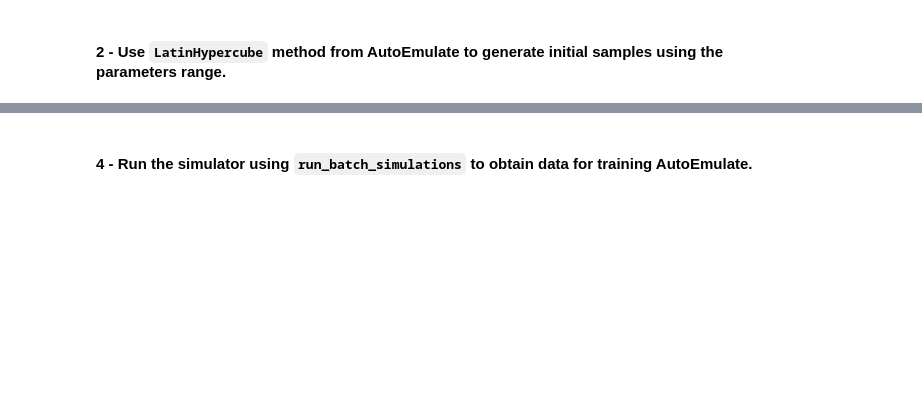
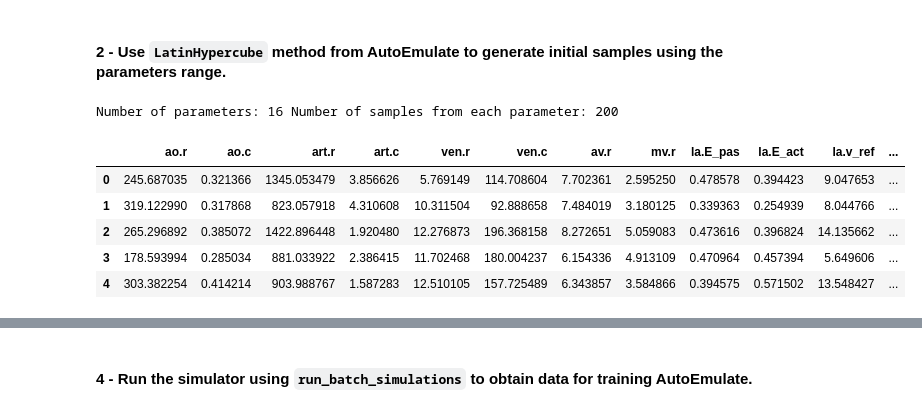
Before and after one commit to alan-turing-institute/autoemulate, a Jupyter notebook: docs/tutorials/07_AE_workflow.ipynb, the cells around one changed output, grey strips where cells are left out. Drawn from its saved outputs; the diff is of its cells as text; code cells hidden in the pictures; blank space fills up the shorter version.

```diff
--- a/docs/tutorials/07_AE_workflow.ipynb
+++ b/docs/tutorials/07_AE_workflow.ipynb
@@ -37,16 +54,24 @@ parameters_range
 # %%
 import pandas as pd
 import numpy as np
 from autoemulate.experimental_design import LatinHypercube
 
 # Generate Latin Hypercube samples
-N_samples = 100
+N_samples = 200
 lhd = LatinHypercube(list(parameters_range.values()))
 sample_array = lhd.sample(N_samples)
 sample_df = pd.DataFrame(sample_array, columns=parameters_range.keys())
 
 print("Number of parameters:", sample_df.shape[1], "Number of samples from each parameter:", sample_df.shape[0])
 sample_df.head()
+# %% [output]
+Number of parameters: 16 Number of samples from each parameter: 200
+|  | ao.r | ao.c | art.r | art.c | ven.r | ven.c | av.r | mv.r | la.E_pas | la.E_act | la.v_ref | ... |
+| 0 | 245.687035 | 0.321366 | 1345.053479 | 3.856626 | 5.769149 | 114.708604 | 7.702361 | 2.595250 | 0.478578 | 0.394423 | 9.047653 | ... |
+| 1 | 319.122990 | 0.317868 | 823.057918 | 4.310608 | 10.311504 | 92.888658 | 7.484019 | 3.180125 | 0.339363 | 0.254939 | 8.044766 | ... |
+| 2 | 265.296892 | 0.385072 | 1422.896448 | 1.920480 | 12.276873 | 196.368158 | 8.272651 | 5.059083 | 0.473616 | 0.396824 | 14.135662 | ... |
+| 3 | 178.593994 | 0.285034 | 881.033922 | 2.386415 | 11.702468 | 180.004237 | 6.154336 | 4.913109 | 0.470964 | 0.457394 | 5.649606 | ... |
+| 4 | 303.382254 | 0.414214 | 903.988767 | 1.587283 | 12.510105 | 157.725489 | 6.343857 | 3.584866 | 0.394575 | 0.571502 | 13.548427 | ... |
 # %% [markdown]
 #### 3 - Wrap your Simulator in the AutoEmulate Simulator Base Class.
 
```
Also changed, not shown: parts of 17 cells of this notebook, 1 other file.
